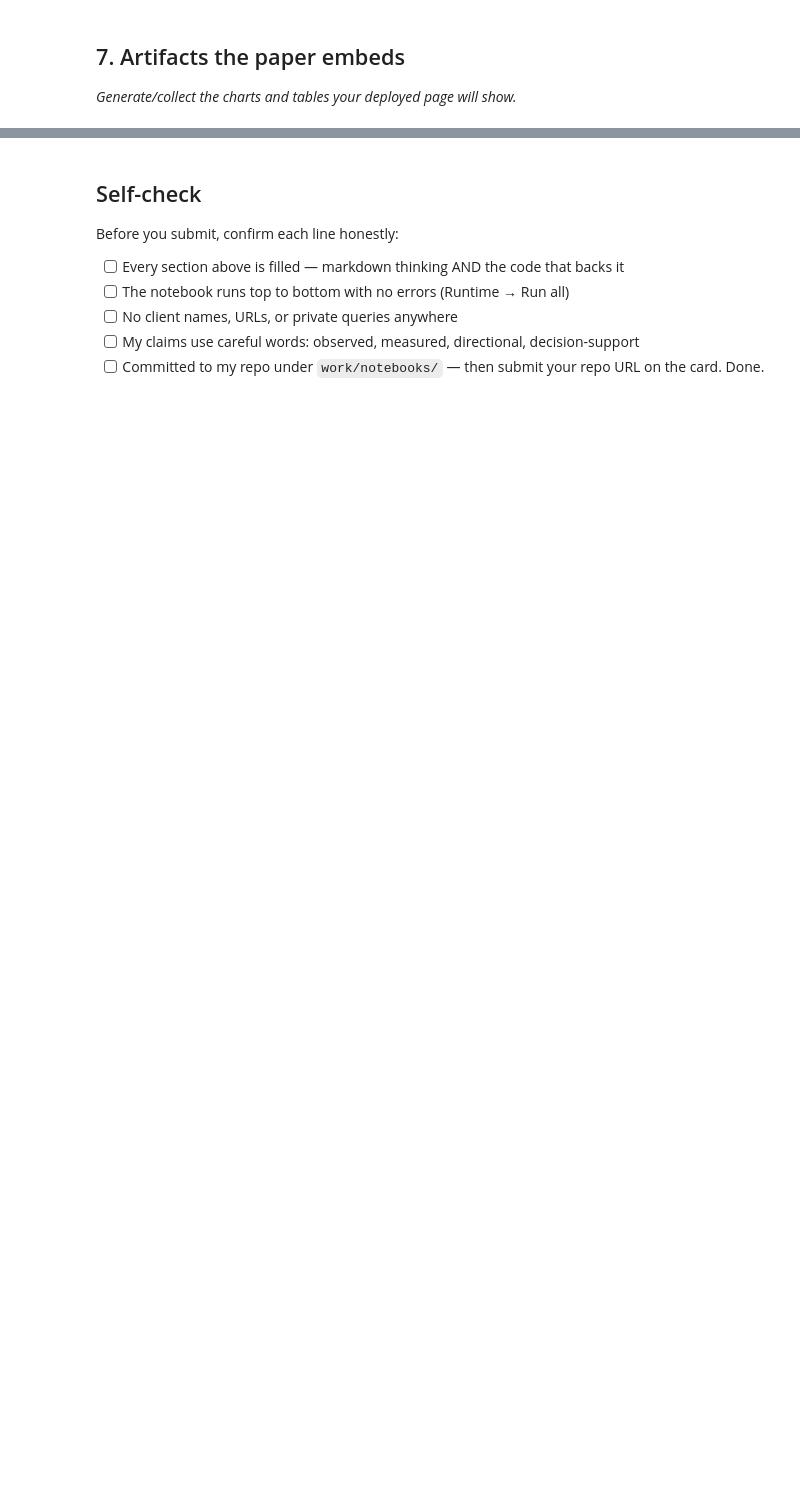
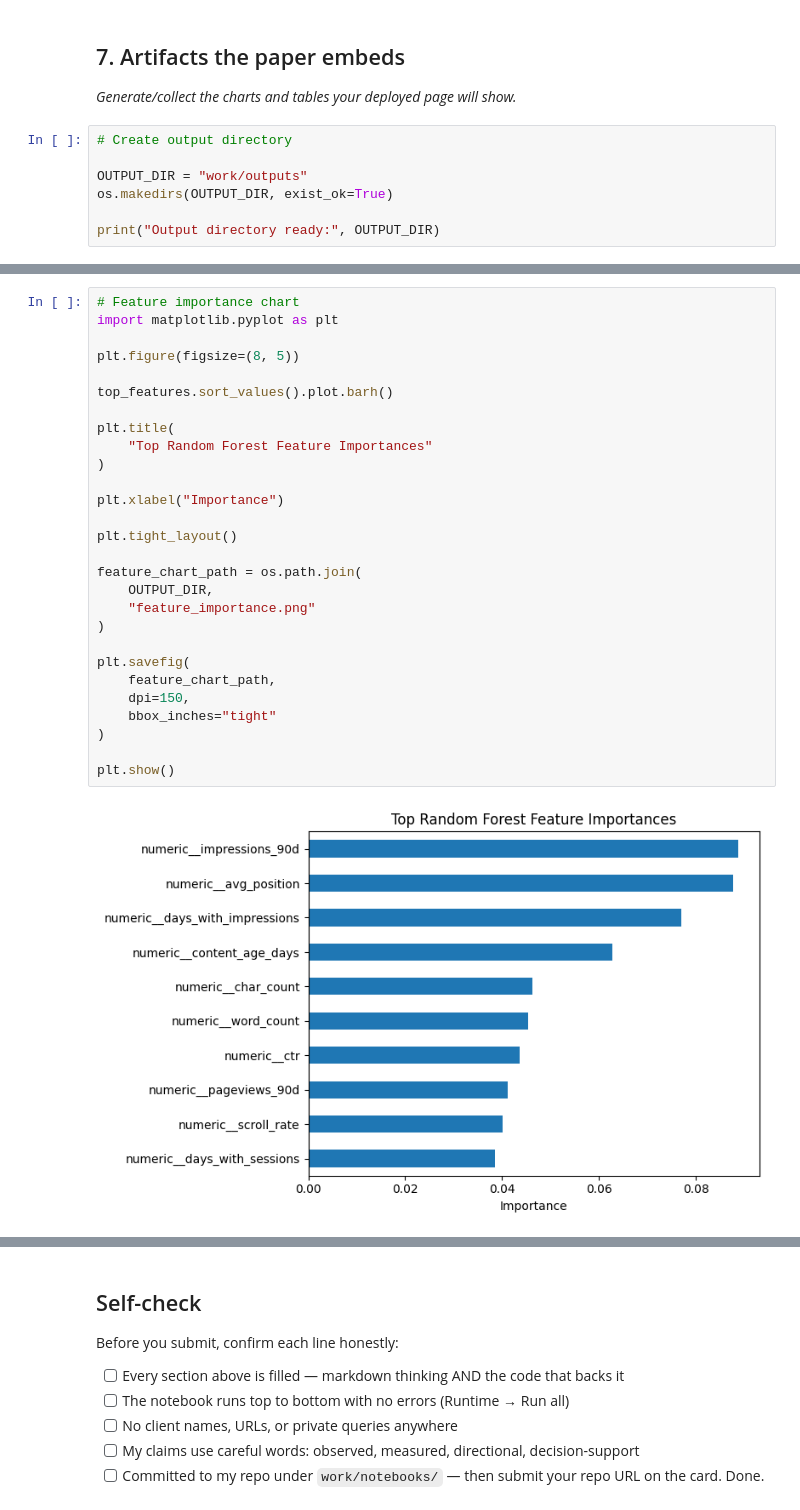
Before and after one commit to MeerMusabih/FlyRank-AI-Internship, a Jupyter notebook: work/notebooks/capstone.ipynb, the cells around one changed output, grey strips where cells are left out. Drawn from its saved outputs; the diff is of its cells as text; blank space fills up the shorter version.

```diff
--- a/work/notebooks/capstone.ipynb
+++ b/work/notebooks/capstone.ipynb
@@ -34,3 +549,10 @@ This skeleton is yours to fill. Work the sections **in order** — each one has
 ## 7. Artifacts the paper embeds
 
 *Generate/collect the charts and tables your deployed page will show.*
+# %%
+# Create output directory
+
+OUTPUT_DIR = "work/outputs"
+os.makedirs(OUTPUT_DIR, exist_ok=True)
+
+print("Output directory ready:", OUTPUT_DIR)
@@ -36,0 +654,30 @@ This skeleton is yours to fill. Work the sections **in order** — each one has
+# %%
+# Feature importance chart
+import matplotlib.pyplot as plt
+
+plt.figure(figsize=(8, 5))
+
+top_features.sort_values().plot.barh()
+
+plt.title(
+    "Top Random Forest Feature Importances"
+)
+
+plt.xlabel("Importance")
+
+plt.tight_layout()
+
+feature_chart_path = os.path.join(
+    OUTPUT_DIR,
+    "feature_importance.png"
+)
+
+plt.savefig(
+    feature_chart_path,
+    dpi=150,
+    bbox_inches="tight"
+)
+
+plt.show()
+# %% [output]
+[figure, added]
```
Also changed, not shown: parts of 26 cells of this notebook.
